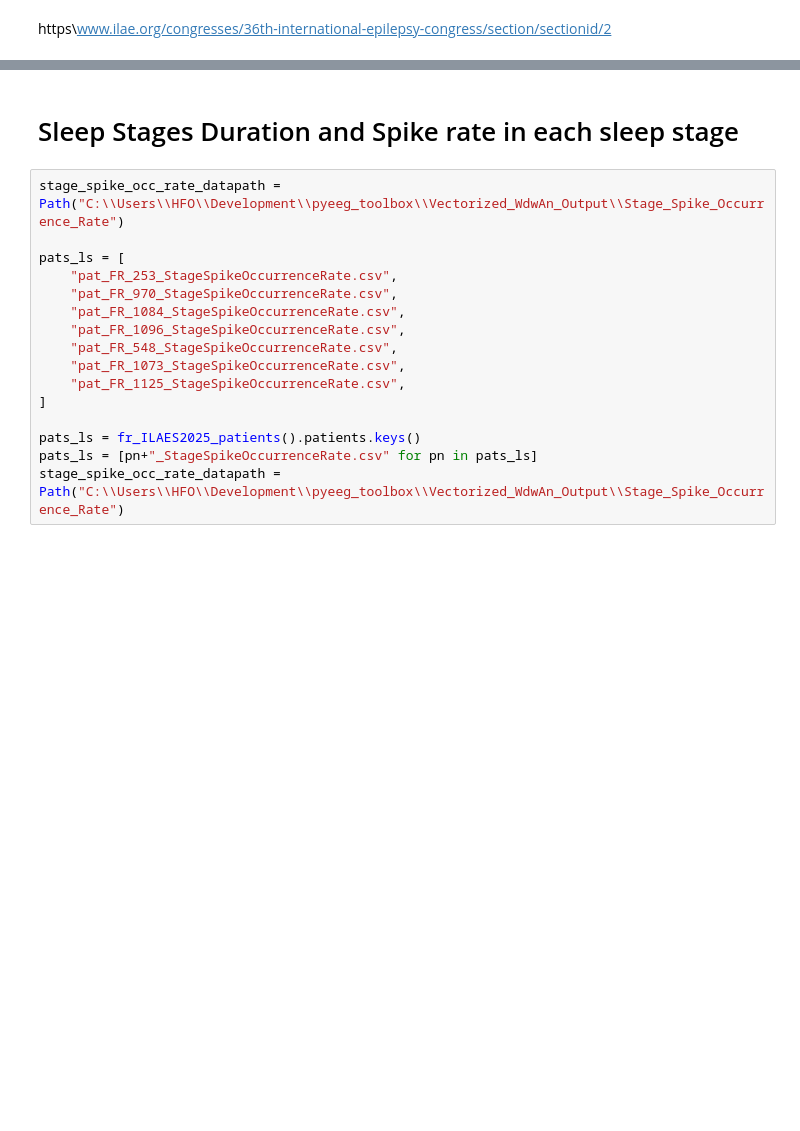
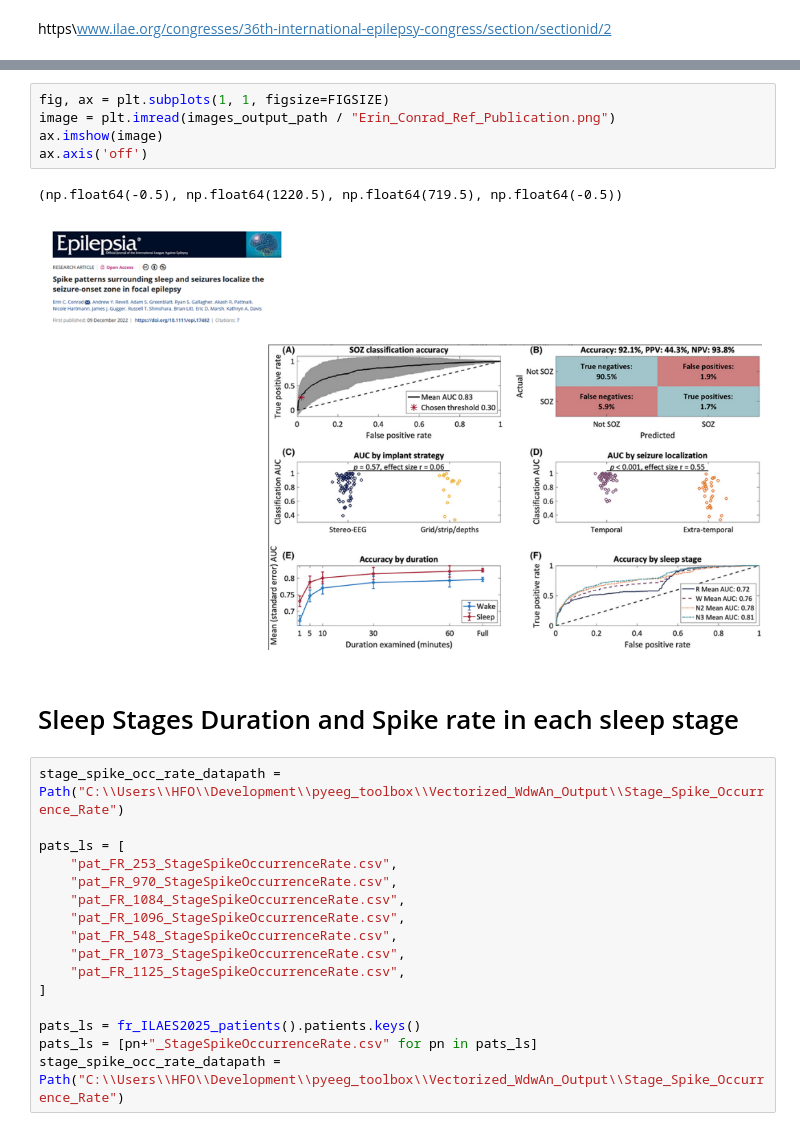
Before and after one commit to Daniel-Lachner-Piza/pyeeg_toolbox, a Jupyter notebook: pyeeg_toolbox/persyst/ILAES_2025_Analysis.ipynb, the cells around one changed output, grey strips where cells are left out. Saved outputs shown, nothing was run; the diff lists cells and outputs as text; blank space fills up the shorter version.

```diff
--- a/pyeeg_toolbox/persyst/ILAES_2025_Analysis.ipynb
+++ b/pyeeg_toolbox/persyst/ILAES_2025_Analysis.ipynb
@@ -22,3 +47,11 @@ ilae.plot_sleep_stage_durations()
+# %%
+fig, ax = plt.subplots(1, 1, figsize=FIGSIZE)
+image = plt.imread(images_output_path / "Erin_Conrad_Ref_Publication.png")
+ax.imshow(image)
+ax.axis('off')
+# %% [output]
+(np.float64(-0.5), np.float64(1220.5), np.float64(719.5), np.float64(-0.5))
+[figure, added]
 # %% [markdown]
 # Sleep Stages Duration and Spike rate in each sleep stage
 # %%
```
Also changed, not shown: parts of 6 cells of this notebook, 3 other files.
